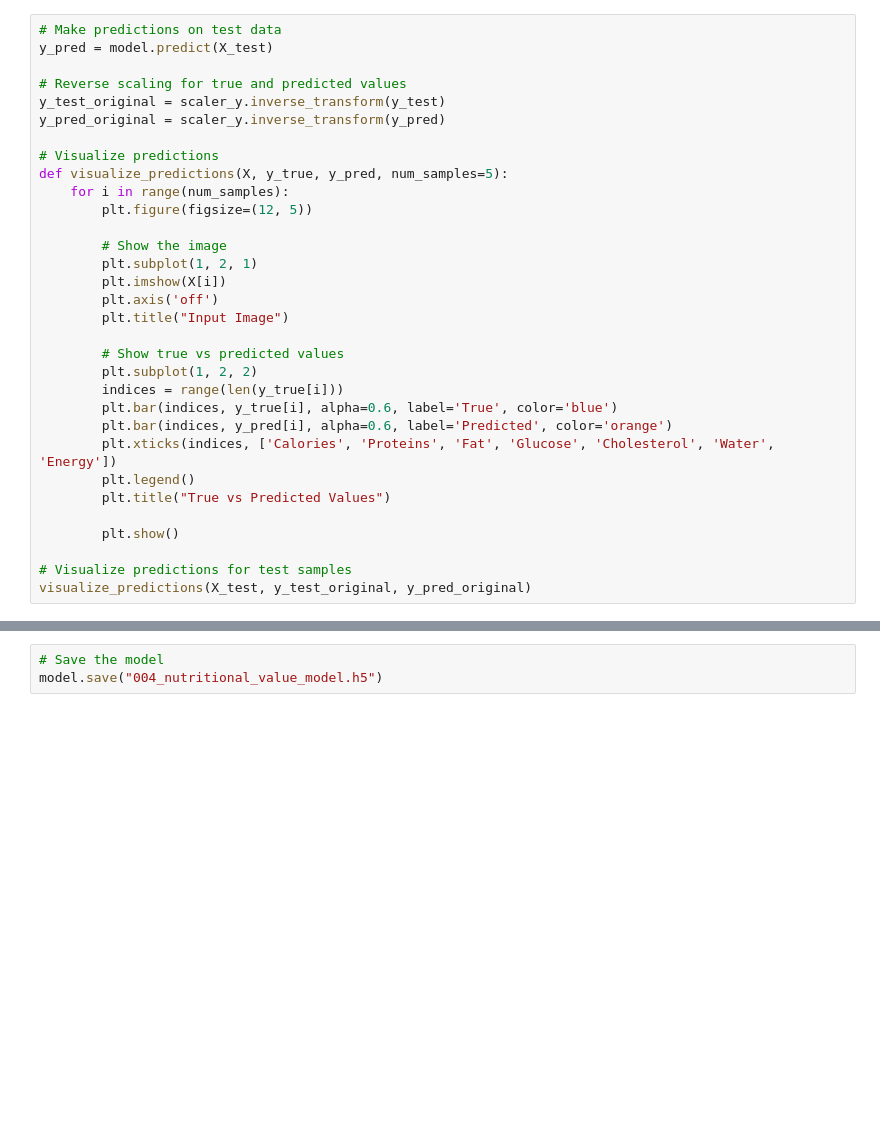
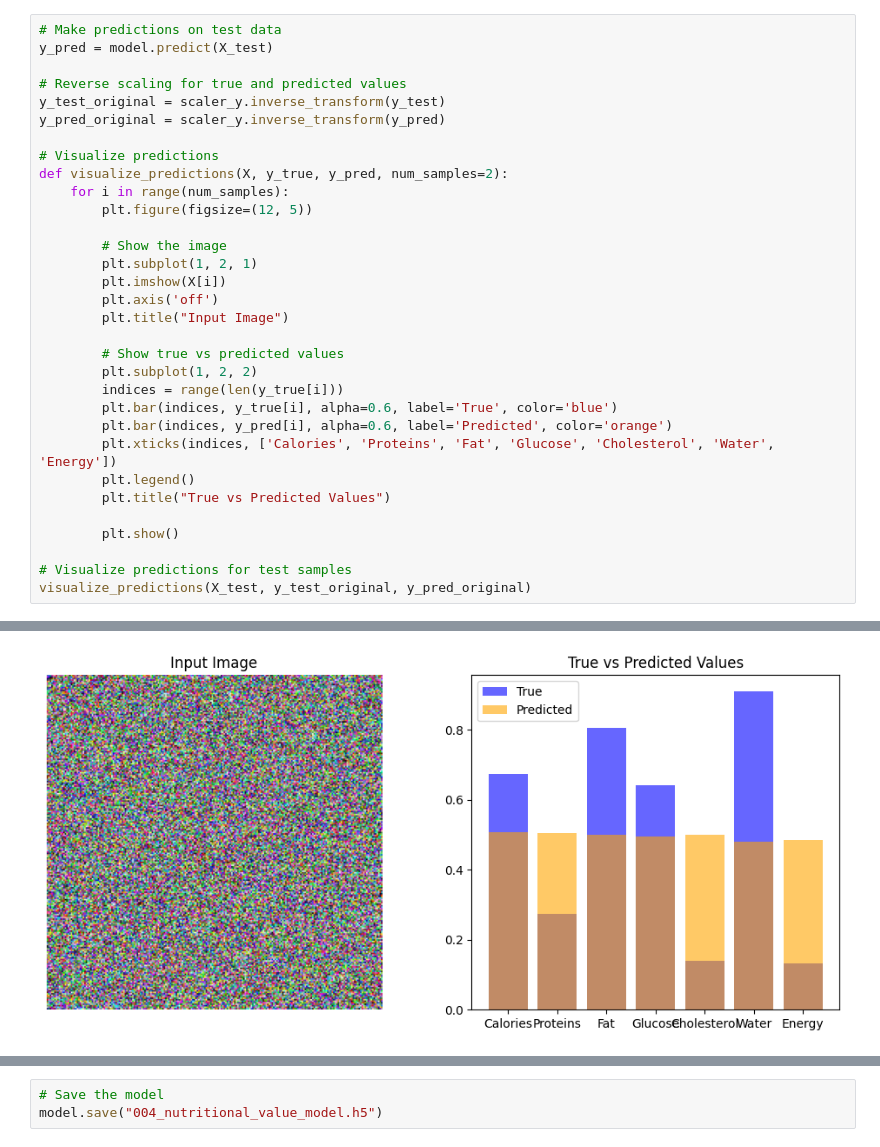
Before and after one commit to AIwaziri/Ai-305-LAB-ML, a Jupyter notebook: Project/model004.ipynb, the cells around one changed output, grey strips where cells are left out. Saved outputs shown, nothing was run; the diff lists cells and outputs as text; blank space fills up the shorter version.

```diff
--- a/Project/model004.ipynb
+++ b/Project/model004.ipynb
@@ -119,7 +110,7 @@ y_test_original = scaler_y.inverse_transform(y_test)
 y_pred_original = scaler_y.inverse_transform(y_pred)
 
 # Visualize predictions
-def visualize_predictions(X, y_true, y_pred, num_samples=5):
+def visualize_predictions(X, y_true, y_pred, num_samples=2):
     for i in range(num_samples):
         plt.figure(figsize=(12, 5))
 
@@ -142,3 +133,4 @@ def visualize_predictions(X, y_true, y_pred, num_samples=5):
 
 # Visualize predictions for test samples
 visualize_predictions(X_test, y_test_original, y_pred_original)
+# %% [output]
@@ -144,0 +138 @@ visualize_predictions(X_test, y_test_original, y_pred_original)
+[figure, added]
```
Also changed, not shown: parts of 7 cells of this notebook, 7 other files.
